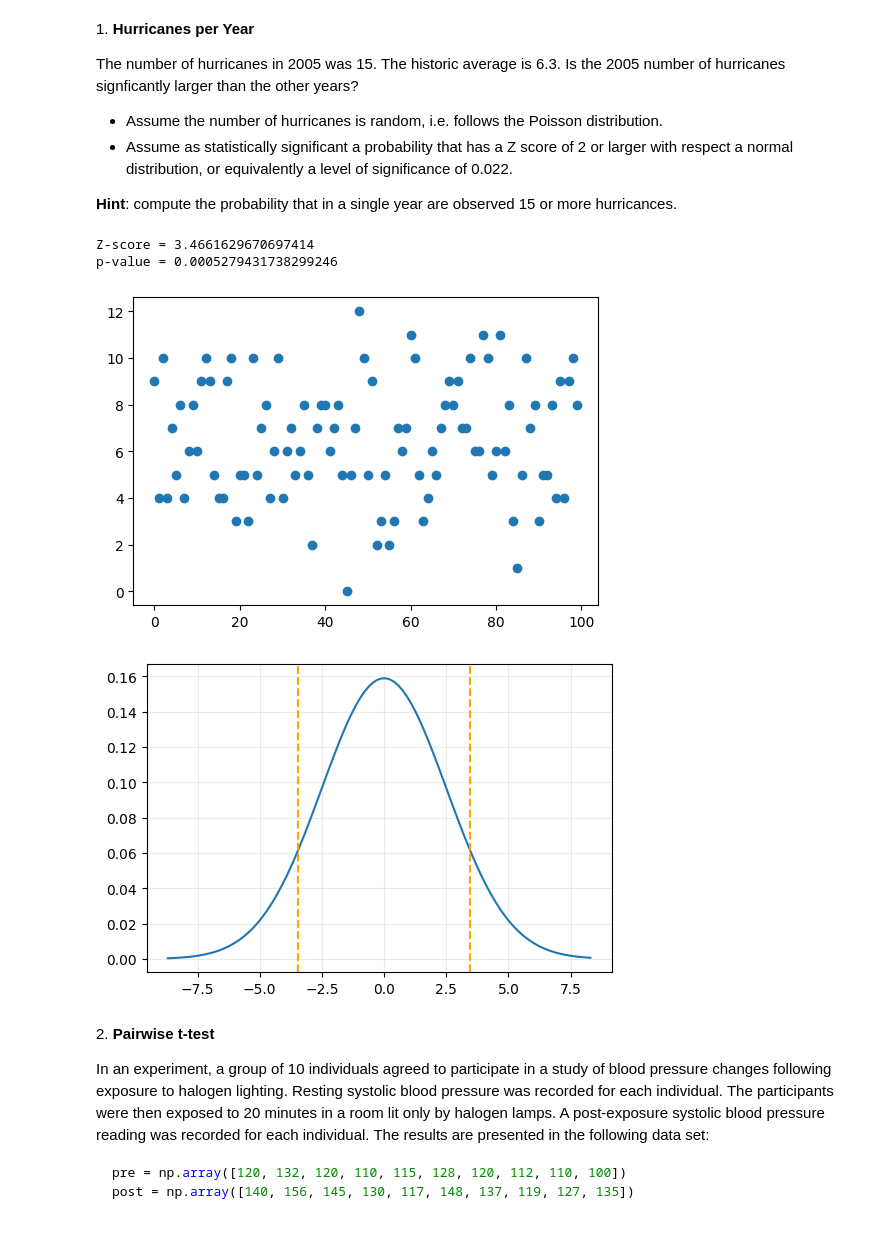
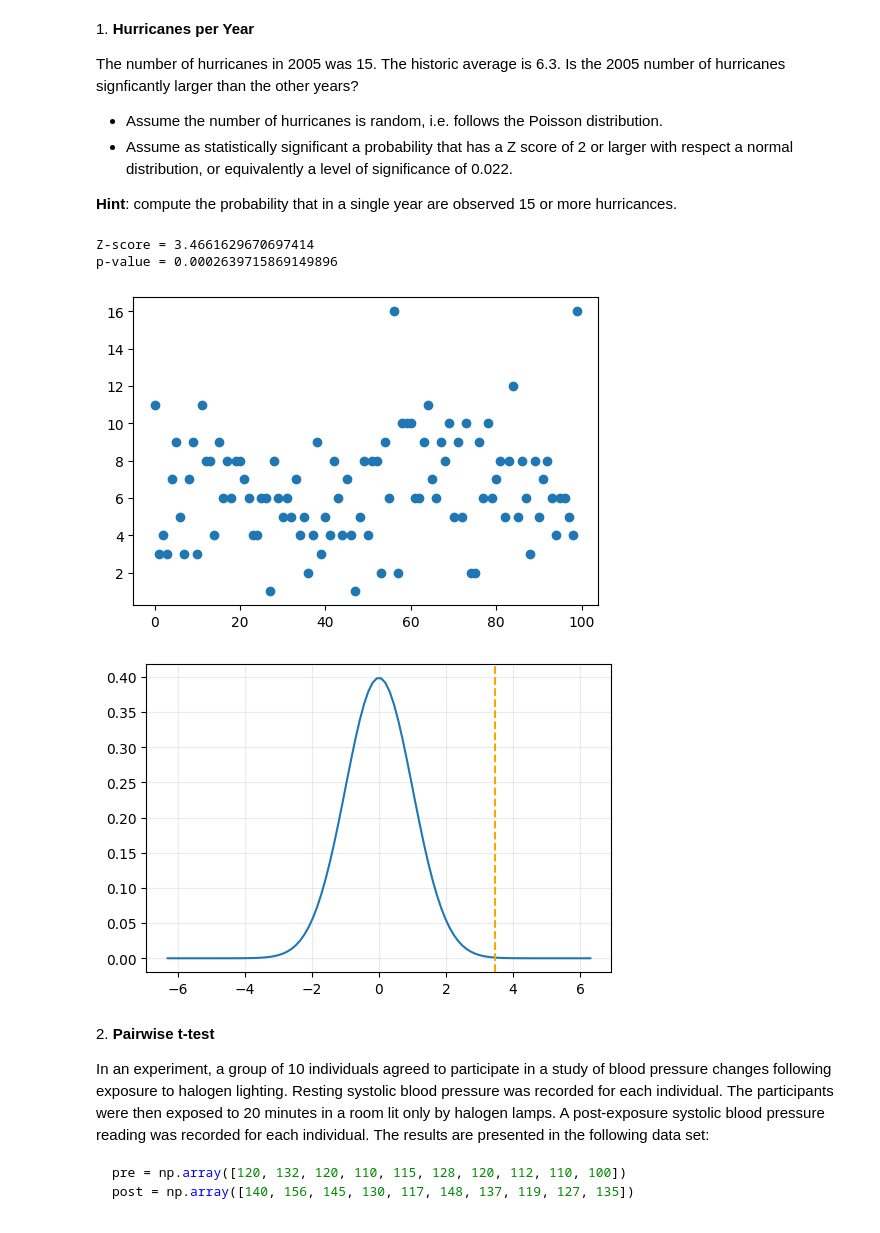
Before and after one commit to saraLevo/ScientificComputingWithPython2023, a Jupyter notebook: 10ex_tests.ipynb, the cells around one changed output. Saved outputs shown, nothing was run; the diff lists cells and outputs as text; code cells hidden in the pictures.

```diff
--- a/10ex_tests.ipynb
+++ b/10ex_tests.ipynb
@@ -15,40 +15,39 @@ from scipy import stats
 x0 = 15
 mu = 6.3
 var = np.sqrt(mu)
 
 #the number of hurricanes per year is random
 random_numbers = stats.poisson.rvs(mu, size=100)
 
 p = np.arange(0, 100)
 plt.figure(figsize=(6,4))
 plt.scatter(p, random_numbers)
 
 #statistically significance probability
-x = np.linspace(mu-15, mu+2, 100)#centering the image so that it is in the center
-y = stats.norm.pdf(x+mu, loc=mu, scale=var) #centering the normal distribution in 0
+x = np.linspace(-mu, mu, 100)#centering the image so that it is in the center
+y = stats.norm.pdf(x) #centering the normal distribution in 0
 plt.figure(figsize=(6,4))
 plt.plot(x, y)
 
 #calculating the Z-score
 Z = abs(x0 - mu)/var
 plt.axvline(Z, linestyle='--', color='orange')
-plt.axvline(-Z, linestyle='--', color='orange')
 plt.grid(alpha=0.25)
 print('Z-score =', Z)
 
 # calculate the p-value as the sum of the left tail + the right tail
-pvalue = stats.norm.cdf(-Z) + (1. - stats.norm.cdf(Z))
+pvalue = stats.norm.cdf(-Z)
 print('p-value =', pvalue)
 
 #The p-value yields the probability of observing more than 15 hurricanes in one year. Such
 #probability is of 0.05%. Which is way smaller than the level of significance given of 0.022,
 #i.e. 2%, therefore the number of hurricanes in 2005 is way larger with respect to the ones of
 # the other years.
 # %% [output]
 Z-score = 3.4661629670697414
-p-value = 0.0005279431738299246
+p-value = 0.0002639715869149896
-[figure, old version]
+[figure, new version]
-[figure, old version]
+[figure, new version]
 # %% [markdown]
 2\. **Pairwise t-test**
 
```
Also changed, not shown: parts of 1 cell of this notebook.
